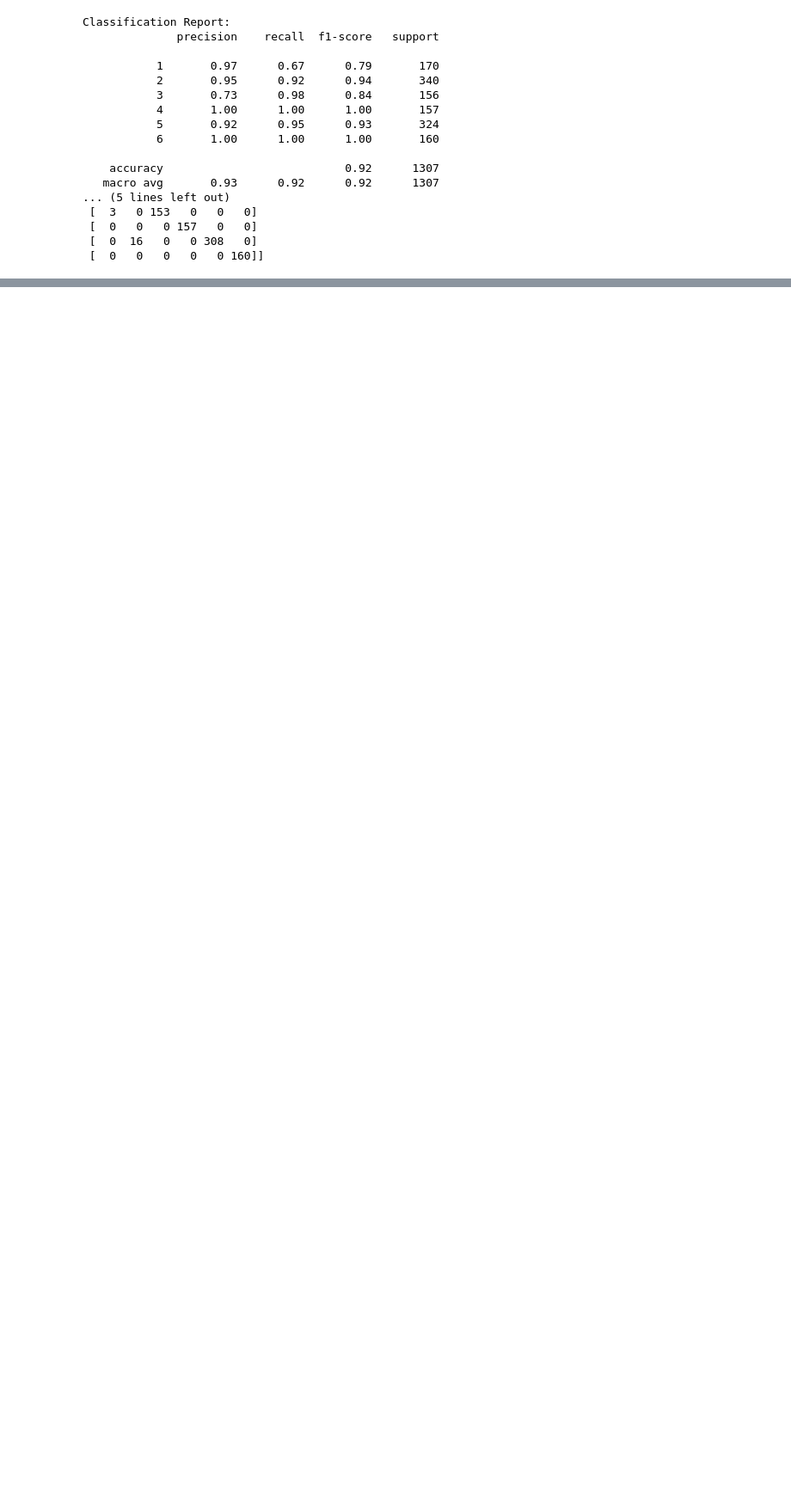
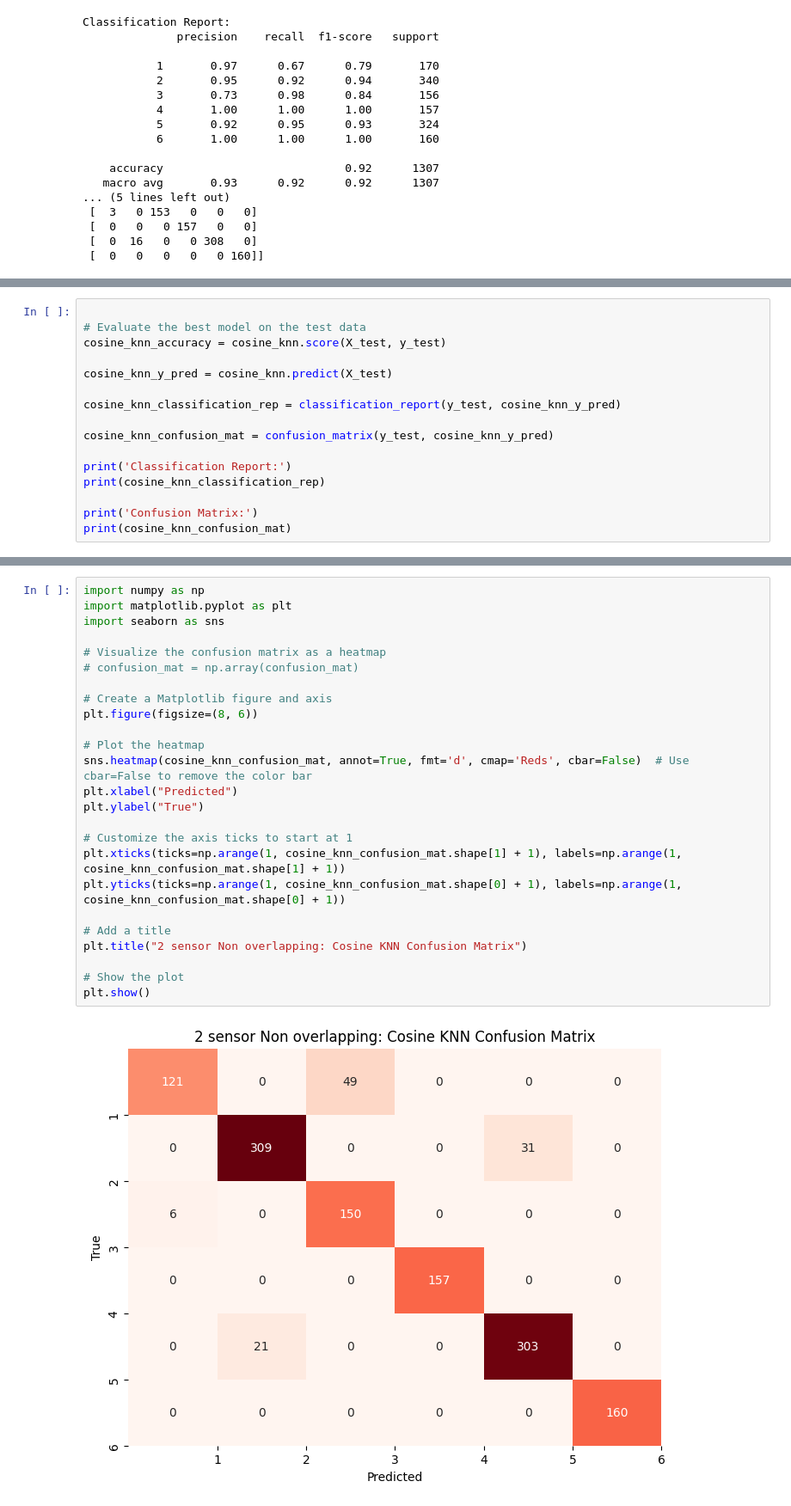
Before and after one commit to UkeshThapa/Human-Activities-recognition, a Jupyter notebook: Research_Human_activities_Recognition_TML.ipynb, the cells around one changed output, grey strips where cells are left out. Shown at 86% size. Saved outputs shown, nothing was run; the diff lists cells and outputs as text; blank space fills up the shorter version.

```diff
--- a/Research_Human_activities_Recognition_TML.ipynb
+++ b/Research_Human_activities_Recognition_TML.ipynb
@@ -214,0 +254,16 @@ accuracy
+# %%
+
+# Evaluate the best model on the test data
+cosine_knn_accuracy = cosine_knn.score(X_test, y_test)
+
+cosine_knn_y_pred = cosine_knn.predict(X_test)
+
+cosine_knn_classification_rep = classification_report(y_test, cosine_knn_y_pred)
+
+cosine_knn_confusion_mat = confusion_matrix(y_test, cosine_knn_y_pred)
+
+print('Classification Report:')
+print(cosine_knn_classification_rep)
+
+print('Confusion Matrix:')
+print(cosine_knn_confusion_mat)
@@ -214,0 +288,27 @@ accuracy
+# %%
+import numpy as np
+import matplotlib.pyplot as plt
+import seaborn as sns
+
+# Visualize the confusion matrix as a heatmap
+# confusion_mat = np.array(confusion_mat)
+
+# Create a Matplotlib figure and axis
+plt.figure(figsize=(8, 6))
+
+# Plot the heatmap
+sns.heatmap(cosine_knn_confusion_mat, annot=True, fmt='d', cmap='Reds', cbar=False)  # Use cbar=False to remove the color bar
+plt.xlabel("Predicted")
+plt.ylabel("True")
+
+# Customize the axis ticks to start at 1
+plt.xticks(ticks=np.arange(1, cosine_knn_confusion_mat.shape[1] + 1), labels=np.arange(1, cosine_knn_confusion_mat.shape[1] + 1))
+plt.yticks(ticks=np.arange(1, cosine_knn_confusion_mat.shape[0] + 1), labels=np.arange(1, cosine_knn_confusion_mat.shape[0] + 1))
+
+# Add a title
+plt.title("2 sensor Non overlapping: Cosine KNN Confusion Matrix")
+
+# Show the plot
+plt.show()
+# %% [output]
+[figure, added]
```
Also changed, not shown: parts of 10 cells of this notebook.
